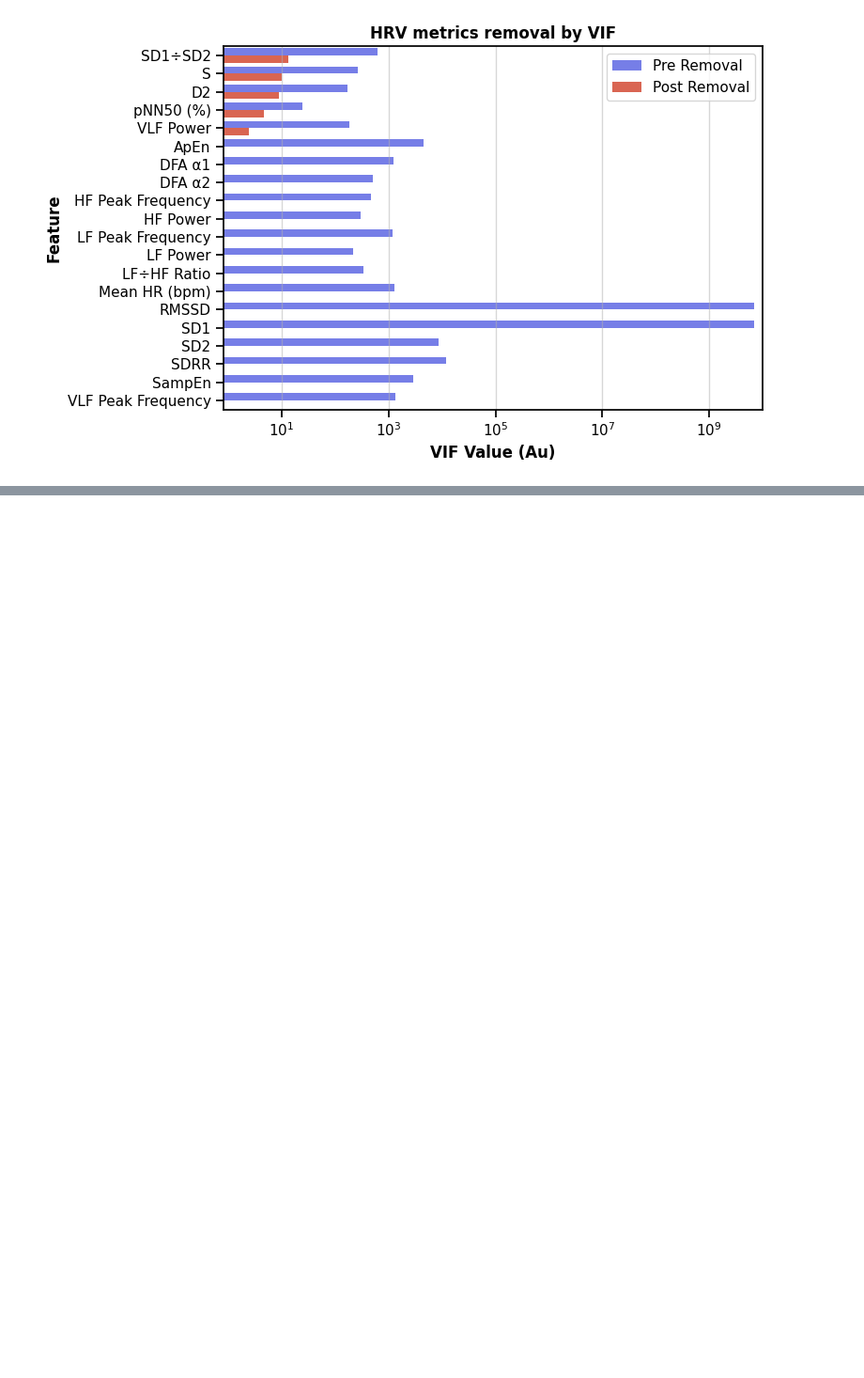
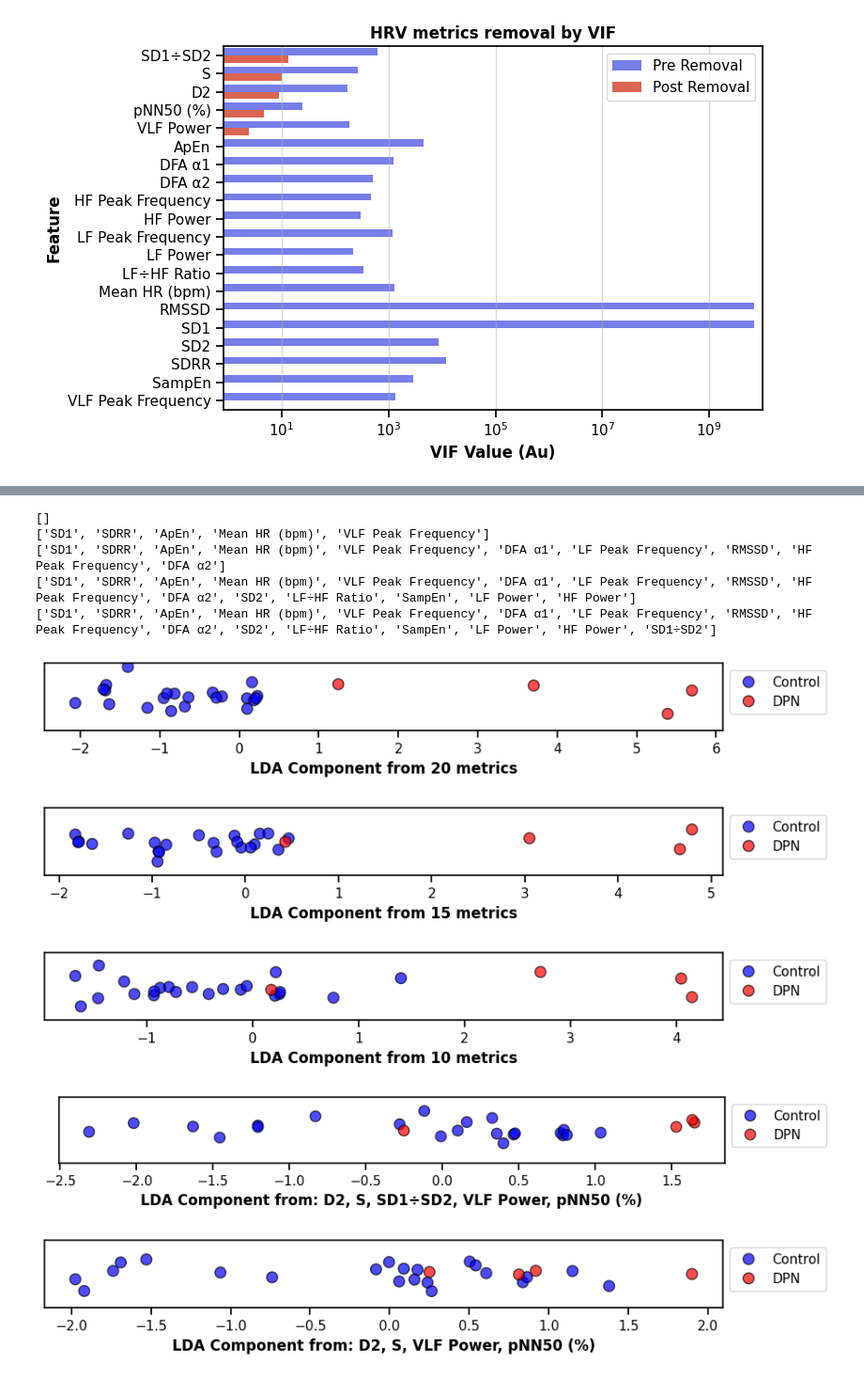
Before and after one commit to ad-aspera/HRV-EDA, a Jupyter notebook: pca_lda.ipynb, the cells around one changed output, grey strips where cells are left out. Shown at 94% size. Saved outputs shown, nothing was run; the diff lists cells and outputs as text; code cells hidden in the pictures; blank space fills up the shorter version.

```diff
--- a/pca_lda.ipynb
+++ b/pca_lda.ipynb
@@ -536,0 +589,17 @@ Text(-71.75, 0.5, 'Feature')
+# %%
+remaining_features, lda_df, lda = vif_reduction(median_pivot, n=20)
+remaining_features, lda_df, lda = vif_reduction(median_pivot, n=15)
+remaining_features, lda_df, lda = vif_reduction(median_pivot, n=10)
+remaining_features, lda_df, lda = vif_reduction(median_pivot, n=5)
+remaining_features, lda_df, lda = vif_reduction(median_pivot, n=4)
+# %% [output]
+[]
+['SD1', 'SDRR', 'ApEn', 'Mean HR (bpm)', 'VLF Peak Frequency']
+['SD1', 'SDRR', 'ApEn', 'Mean HR (bpm)', 'VLF Peak Frequency', 'DFA α1', 'LF Peak Frequency', 'RMSSD', 'HF Peak Frequency', 'DFA α2']
+['SD1', 'SDRR', 'ApEn', 'Mean HR (bpm)', 'VLF Peak Frequency', 'DFA α1', 'LF Peak Frequency', 'RMSSD', 'HF Peak Frequency', 'DFA α2', 'SD2', 'LF÷HF Ratio', 'SampEn', 'LF Power', 'HF Power']
+['SD1', 'SDRR', 'ApEn', 'Mean HR (bpm)', 'VLF Peak Frequency', 'DFA α1', 'LF Peak Frequency', 'RMSSD', 'HF Peak Frequency', 'DFA α2', 'SD2', 'LF÷HF Ratio', 'SampEn', 'LF Power', 'HF Power', 'SD1÷SD2']
+[figure, added]
+[figure, added]
+[figure, added]
+[figure, added]
+[figure, added]
```
Also changed, not shown: parts of 23 cells of this notebook, 18 other files.
